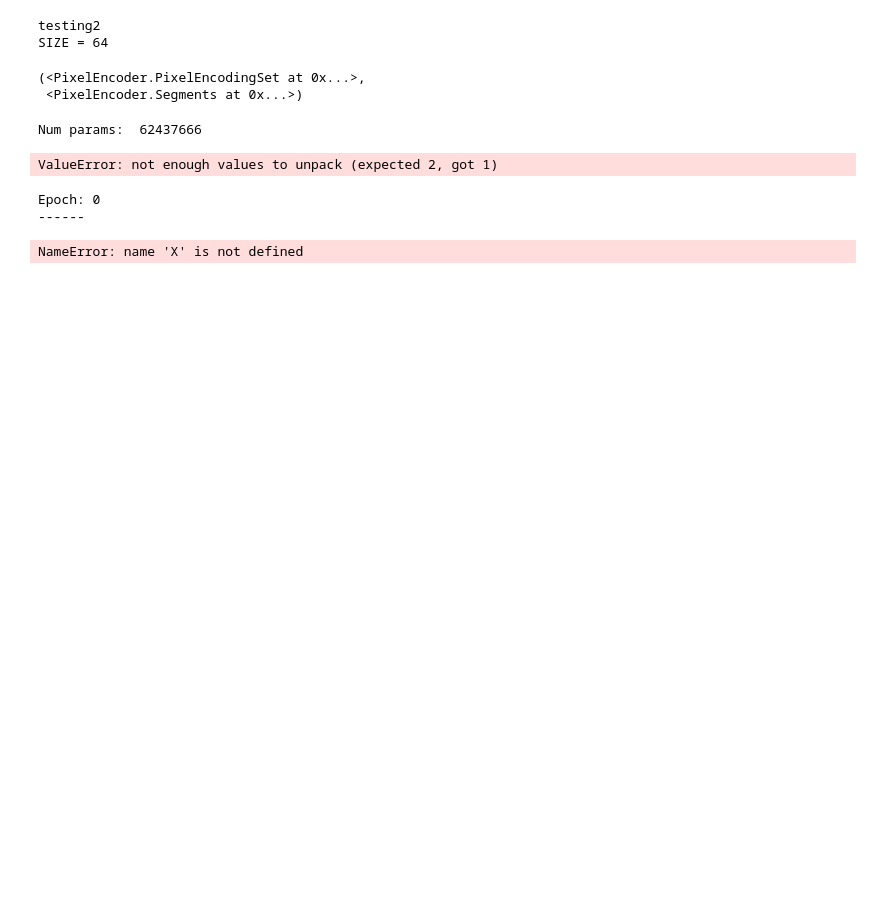
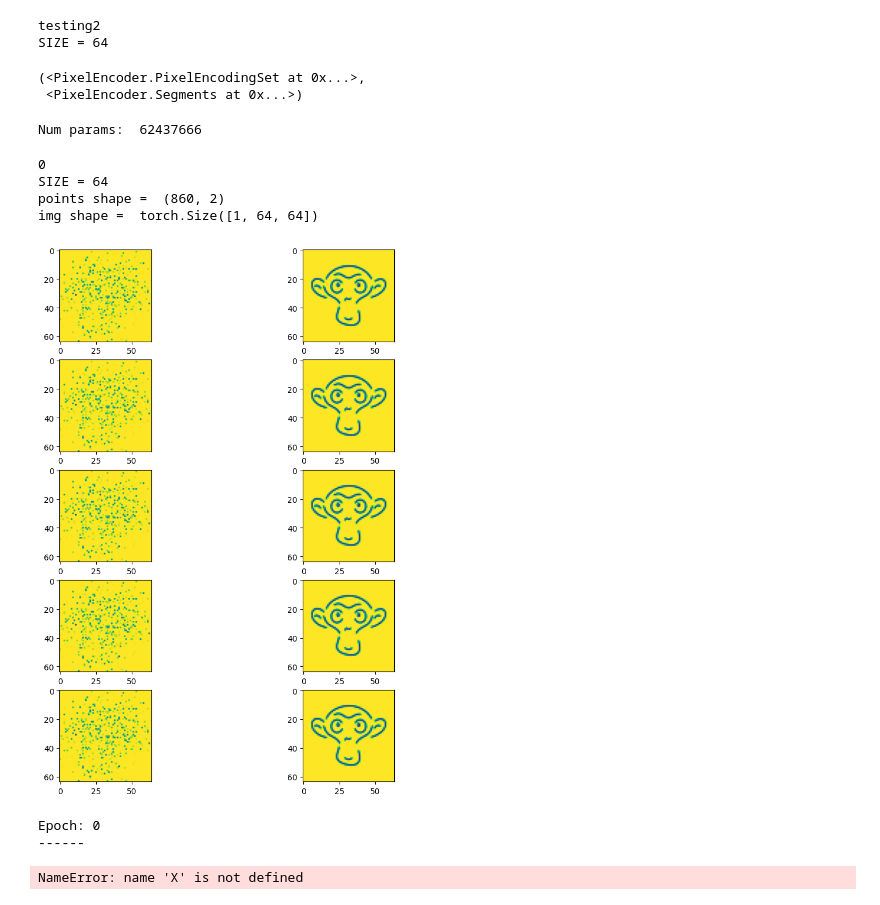
Before and after one commit to sunyesta/Sketch-Simplification, a Jupyter notebook: src/test copy monkey.ipynb, the cells around one changed output. Drawn from its saved outputs; the diff is of its cells as text; code cells hidden in the pictures; blank space fills up the shorter version.

```diff
--- a/src/test copy monkey.ipynb
+++ b/src/test copy monkey.ipynb
@@ -158,8 +160,7 @@ class SinusoidalPositionEmbeddings(nn.Module):
         device = time.device
         half_dim = self.dim // 2
         embeddings = math.log(10000) / (half_dim - 1)
-        embeddings = torch.exp(torch.arange(
-            half_dim, device=device) * -embeddings)
+        embeddings = torch.exp(torch.arange(half_dim, device=device) * -embeddings)
         embeddings = time[:, None] * embeddings[None, :]
         embeddings = torch.cat((embeddings.sin(), embeddings.cos()), dim=-1)
         # TODO: Double check the ordering here
@@ -199,8 +200,7 @@ class SimpleUnet(nn.Module):
         # Upsample
         self.ups = nn.ModuleList(
             [
-                Block(up_channels[i], up_channels[i + 1],
-                      time_emb_dim, up=True)
+                Block(up_channels[i], up_channels[i + 1], time_emb_dim, up=True)
                 for i in range(len(up_channels) - 1)
             ]
         )
@@ -286,45 +286,72 @@ def applyOffsets(img, displacements):
 
     for x in range(IMG_SIZE):
         for y in range(IMG_SIZE):
             x_delta, y_delta = displacements[y, x]
 
             x_new, y_new = x + x_delta, y + y_delta
             if insideImg(x_new, y_new):
                 newColor = mix(pixels_0[x, y], pixels_1[x_new, y_new])
                 # print(newColor)
                 pixels_1[x_new, y_new] = newColor
     return img_1
 
 
 def getRealOffsets(img_index, timesteps):
     segs = data.getSegs(img_index)
-    offsets = PixelEncoder.generateSteppedOffsets(
-        segs, IMG_SIZE, torch.max(timesteps))
+    print(torch.max(timesteps).item())
+    _, offsets = PixelEncoder.generateSteppedOffsets(
+        segs, IMG_SIZE, T, torch.max(timesteps).item()
+    )
 
-    return torch.tensor([offsets[t] for t in timesteps])
+    return torch.tensor([offsets[t] for t in timesteps]).permute(0, 3, 1, 2)
+
+
+def showDifferences(img, out_offsets, real_offsets, timesteps, max_dps=5):
+    dps = min(len(out_offsets), max_dps)
+    fig, axs = plt.subplots(dps, 2, figsize=(10, 12))
+
+    for i in range(dps):
+        axs[i, 0].imshow(applyOffsets(img, out_offsets[i]))
+        axs[i, 1].imshow(applyOffsets(img, real_offsets[i]))
+        axs[0, 0].title(f"t = { timesteps[i].item()}")
+
+    fig.show()
 
 
 model.to(device)
 
 data = img_to_tensor(data)
-dataloader = DataLoader(data, batch_size=BATCH_SIZE,
-                        shuffle=True, drop_last=False)
+dataloader = DataLoader(data, batch_size=BATCH_SIZE, shuffle=True, drop_last=False)
 
-timesteps = torch.randint(0, T, (BATCH_SIZE,), device=device).long()
+# timesteps = torch.randint(0, T, (BATCH_SIZE,), device=device).long()
+timesteps = torch.zeros((BATCH_SIZE,), device=device).long()
 
 
-img, img_index = next(iter(dataloader))[0]
+img, img_index = next(iter(dataloader))
+img = img.squeeze(0)
+real_offsets = getRealOffsets(img_index, timesteps)
 
-getRealOffsets(img_index, timesteps)
+print("img shape = ", img.shape)
 
-out_displacements = model(img.unsqueeze(0).to(device), timesteps)
+out_offsets = model(img.unsqueeze(0).to(device), timesteps)
 
-img_out = applyOffsets(img, out_displacements[0])
-plt.imshow(img_out)
+
+# img_out = applyOffsets(img.squeeze(0), out_offsets[0])
+# plt.imshow(img_out)
+# plt.title(f"t = { timesteps[0].item()}")
+
+
+showDifferences(img, out_offsets, real_offsets,timesteps)
+
+
 # print(out_img.shape)
 # show_tensor_image(out_img[3])
 # %% [output]
-ValueError: not enough values to unpack (expected 2, got 1)
+0
+SIZE = 64
+points shape =  (860, 2)
+img shape =  torch.Size([1, 64, 64])
+[figure, added]
 # %%
 def get_loss(model, x_0, t):
     x_noisy, noise = forward_diffusion_sample(x_0, t, device)
```
Also changed, not shown: parts of 3 cells of this notebook, 1 other file.
